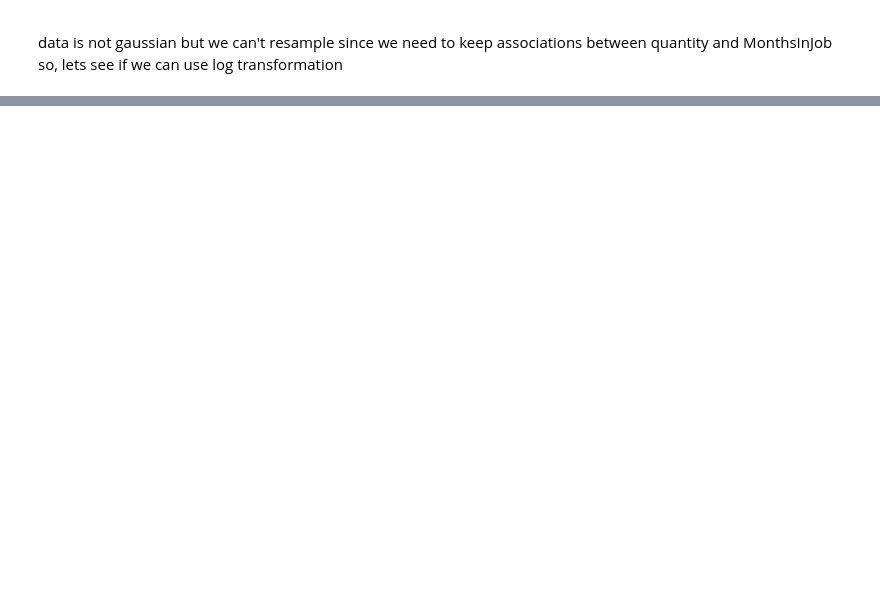
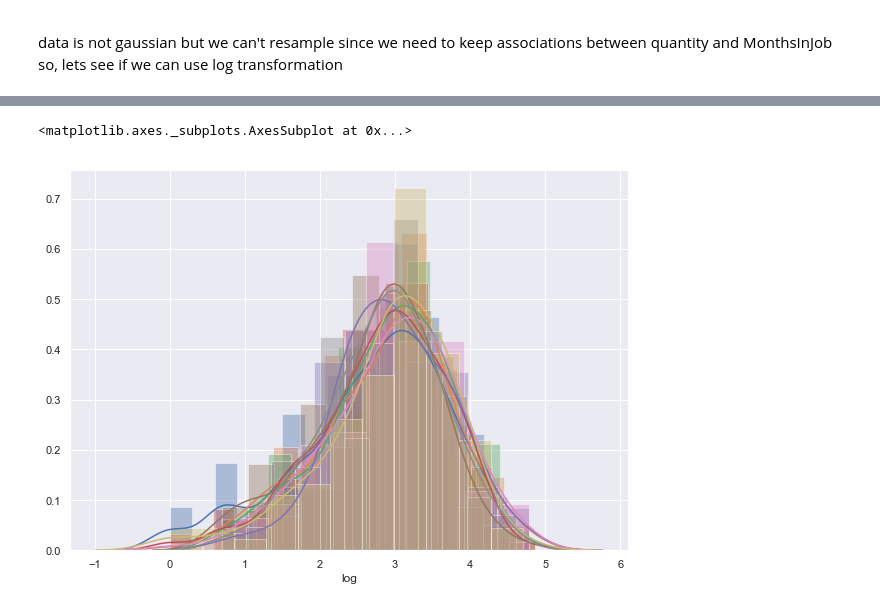
Before and after one commit to mgavish/Hypothesis-Testing, a Jupyter notebook: Mod 2 Final Project Work V11.ipynb, the cells around one changed output, grey strips where cells are left out. Saved outputs shown, nothing was run; the diff lists cells and outputs as text; code cells hidden in the pictures; blank space fills up the shorter version.

```diff
--- a/Mod 2 Final Project Work V11.ipynb
+++ b/Mod 2 Final Project Work V11.ipynb
@@ -980,0 +910,10 @@ Residual      3377.973494  8991.0           NaN     NaN
+# %%
+empl_1['log'] = np.log(empl_1['Quantity'])
+empl_2['log'] = np.log(empl_2['Quantity'])
+empl_3['log'] = np.log(empl_3['Quantity'])
+empl_4['log'] = np.log(empl_4['Quantity'])
+empl_5['log'] = np.log(empl_5['Quantity'])
+empl_6['log'] = np.log(empl_6['Quantity'])
+empl_7['log'] = np.log(empl_7['Quantity'])
+empl_8['log'] = np.log(empl_8['Quantity'])
+empl_9['log'] = np.log(empl_9['Quantity'])
@@ -980,0 +938,13 @@ Residual      3377.973494  8991.0           NaN     NaN
+# %%
+sns.distplot(empl_1['log'], label = 'emp1')
+sns.distplot(empl_2['log'], label = 'emp2')
+sns.distplot(empl_3['log'], label = 'emp3')
+sns.distplot(empl_4['log'], label = 'emp4')
+sns.distplot(empl_5['log'], label = 'emp5')
+sns.distplot(empl_6['log'], label = 'emp6')
+sns.distplot(empl_7['log'], label = 'emp7')
+sns.distplot(empl_8['log'], label = 'emp8')
+sns.distplot(empl_9['log'], label = 'emp9')
+# %% [output]
+<matplotlib.axes._subplots.AxesSubplot at 0x...>
+[figure, added]
```
Also changed, not shown: parts of 89 cells of this notebook.
